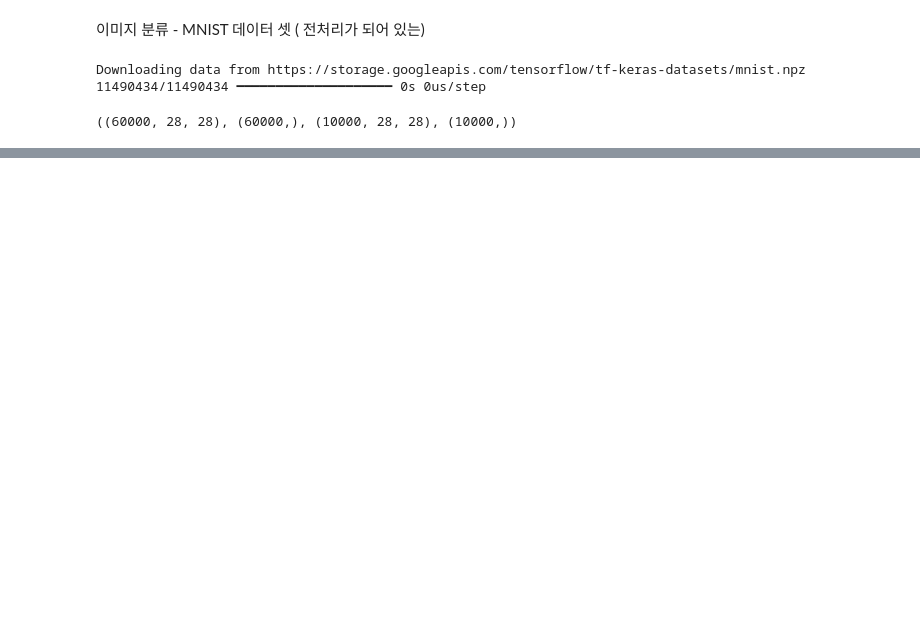
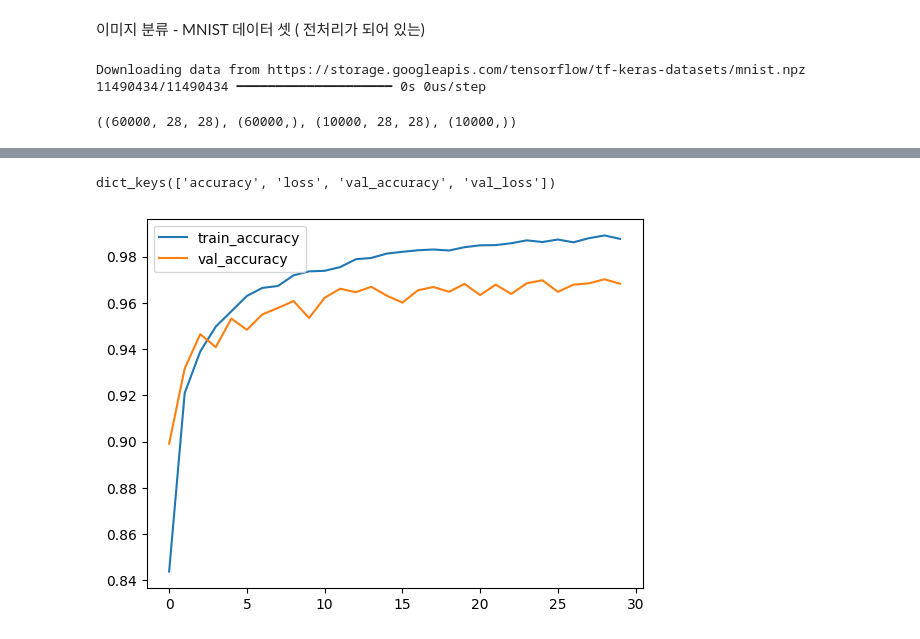
Before and after one commit to leekyuyoung-ai/AI, a Jupyter notebook: 2_8.ipynb, the cells around one changed output, grey strips where cells are left out. Cells and saved outputs as stored; diff of their text form; code cells hidden in the pictures; blank space fills up the shorter version.

```diff
--- a/2_8.ipynb
+++ b/2_8.ipynb
@@ -108,0 +104,6 @@ array([[  0,   0,   0,   0,   0,   0,   0,   0,   0,   0,   0,   0,   0,
+# %%
+# 모델 컴파일
+model.compile(optimizer='adam',loss='sparse_categorical_crossentropy',metrics=['accuracy'])
+# %%
+# 모델 학습
+hist = model.fit(X_train, y_train, epochs=30, batch_size=32, validation_split=0.2)
@@ -108,0 +130,12 @@ array([[  0,   0,   0,   0,   0,   0,   0,   0,   0,   0,   0,   0,   0,
+# %%
+hist.history.keys()
+# %% [output]
+dict_keys(['accuracy', 'loss', 'val_accuracy', 'val_loss'])
+# %%
+# 손실값 시각화
+plt.plot(hist.history['accuracy'], label='train_accuracy')
+plt.plot(hist.history['val_accuracy'], label='val_accuracy')
+plt.legend()
+plt.show()
+# %% [output]
+[figure, added]
```
Also changed, not shown: parts of 11 cells of this notebook.
